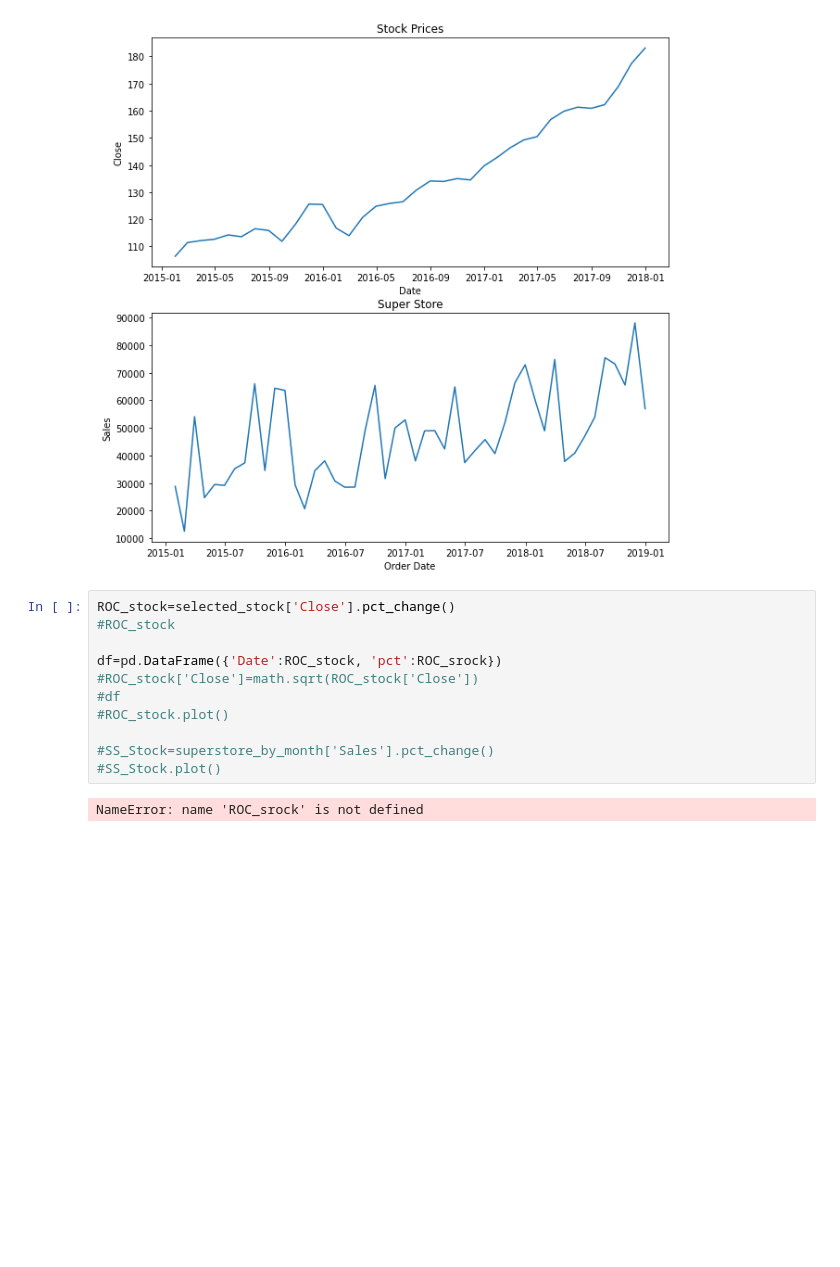
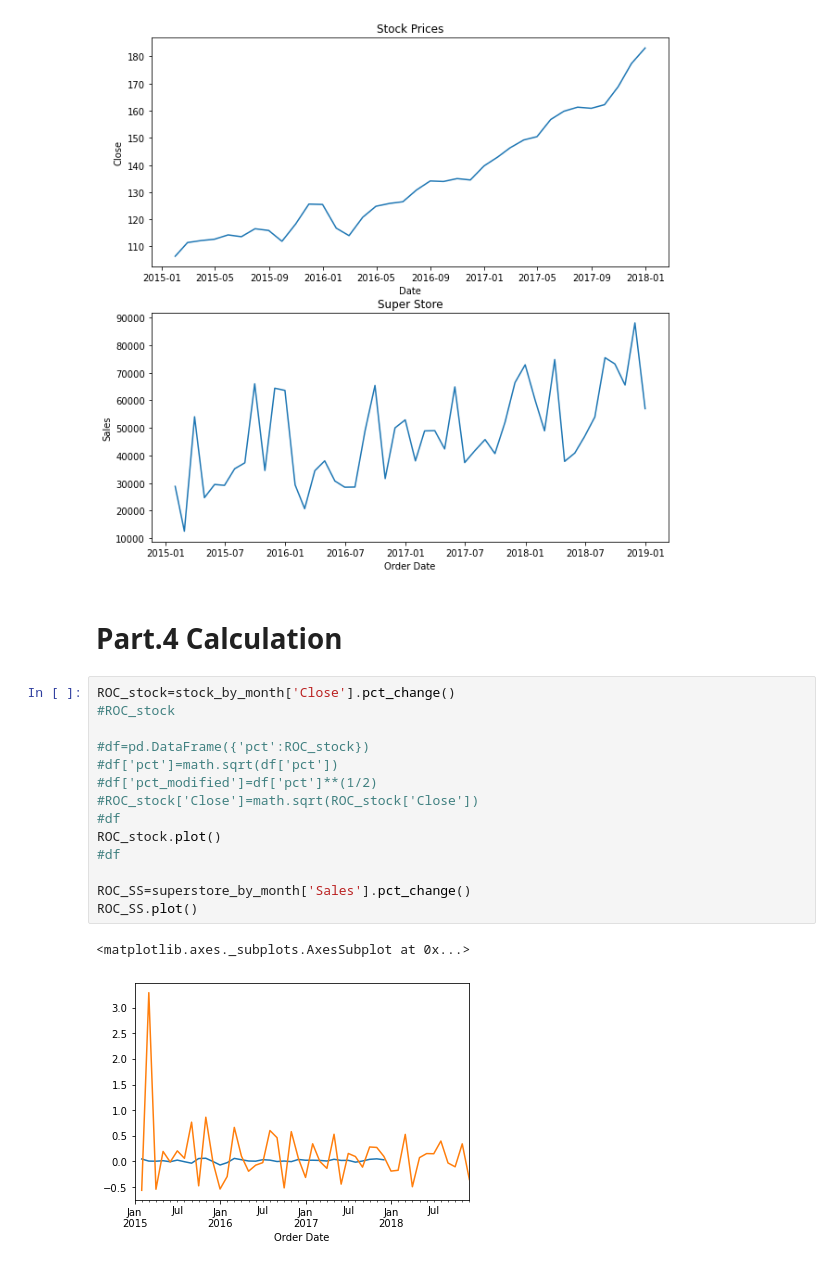
Before and after one commit to lukeyuan31/Churn_Visulization, a Jupyter notebook: Stock and Supermarket.ipynb, the cells around one changed output. Saved outputs shown, nothing was run; the diff lists cells and outputs as text; blank space fills up the shorter version.

```diff
--- a/Stock and Supermarket.ipynb
+++ b/Stock and Supermarket.ipynb
@@ -158,16 +160,22 @@ stock_by_month
 | 2017-11-30 | 177.064624 | 178.311613 | 175.950522 | 177.323026 | 1.139326e+07 |
 | 2017-12-31 | 183.276016 | 184.386226 | 181.902371 | 183.043081 | 1.075399e+07 |
 [figure]
+# %% [markdown]
+# Part.4 Calculation
 # %%
-ROC_stock=selected_stock['Close'].pct_change()
+ROC_stock=stock_by_month['Close'].pct_change()
 #ROC_stock
 
-df=pd.DataFrame({'Date':ROC_stock, 'pct':ROC_srock})
+#df=pd.DataFrame({'pct':ROC_stock})
+#df['pct']=math.sqrt(df['pct'])
+#df['pct_modified']=df['pct']**(1/2)
 #ROC_stock['Close']=math.sqrt(ROC_stock['Close'])
 #df
-#ROC_stock.plot()
+ROC_stock.plot()
+#df
 
-#SS_Stock=superstore_by_month['Sales'].pct_change()
-#SS_Stock.plot()
+ROC_SS=superstore_by_month['Sales'].pct_change()
+ROC_SS.plot()
 # %% [output]
-NameError: name 'ROC_srock' is not defined
+<matplotlib.axes._subplots.AxesSubplot at 0x...>
+[figure, added]
```
Also changed, not shown: parts of 5 cells of this notebook.
